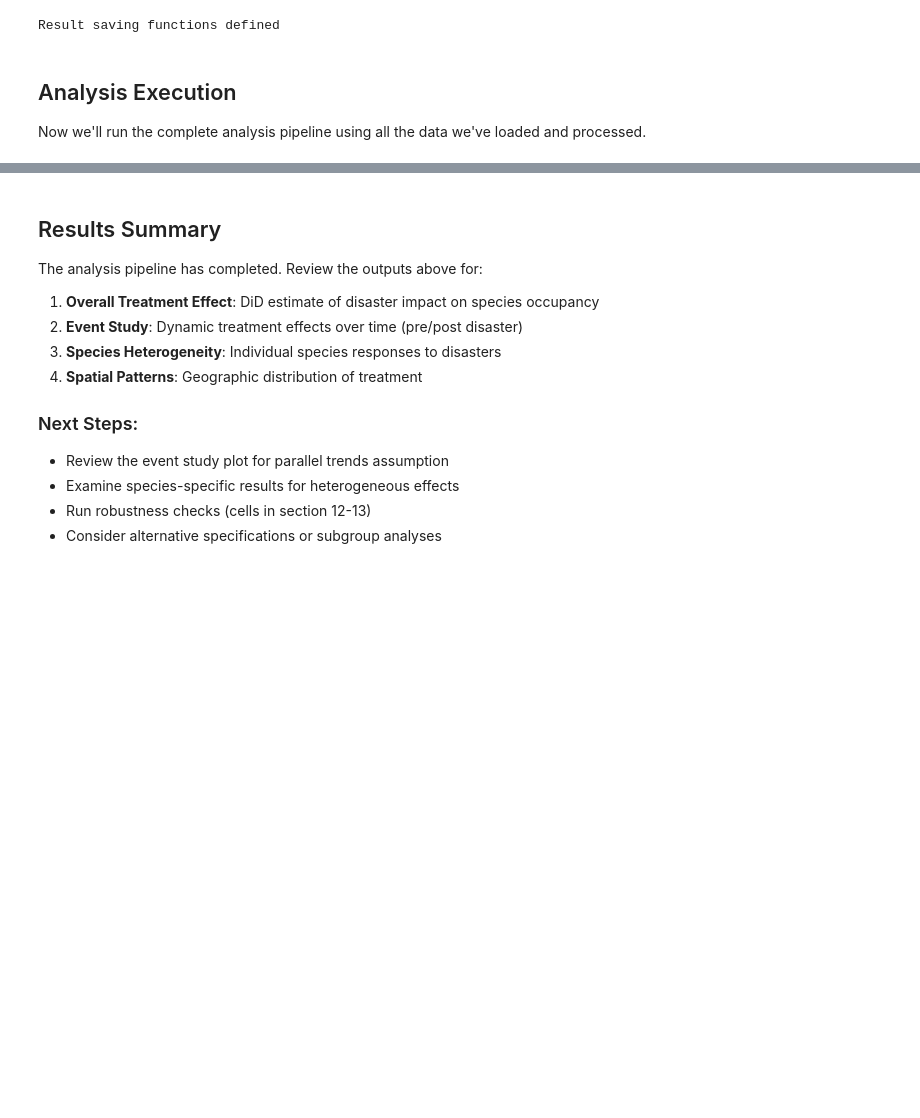
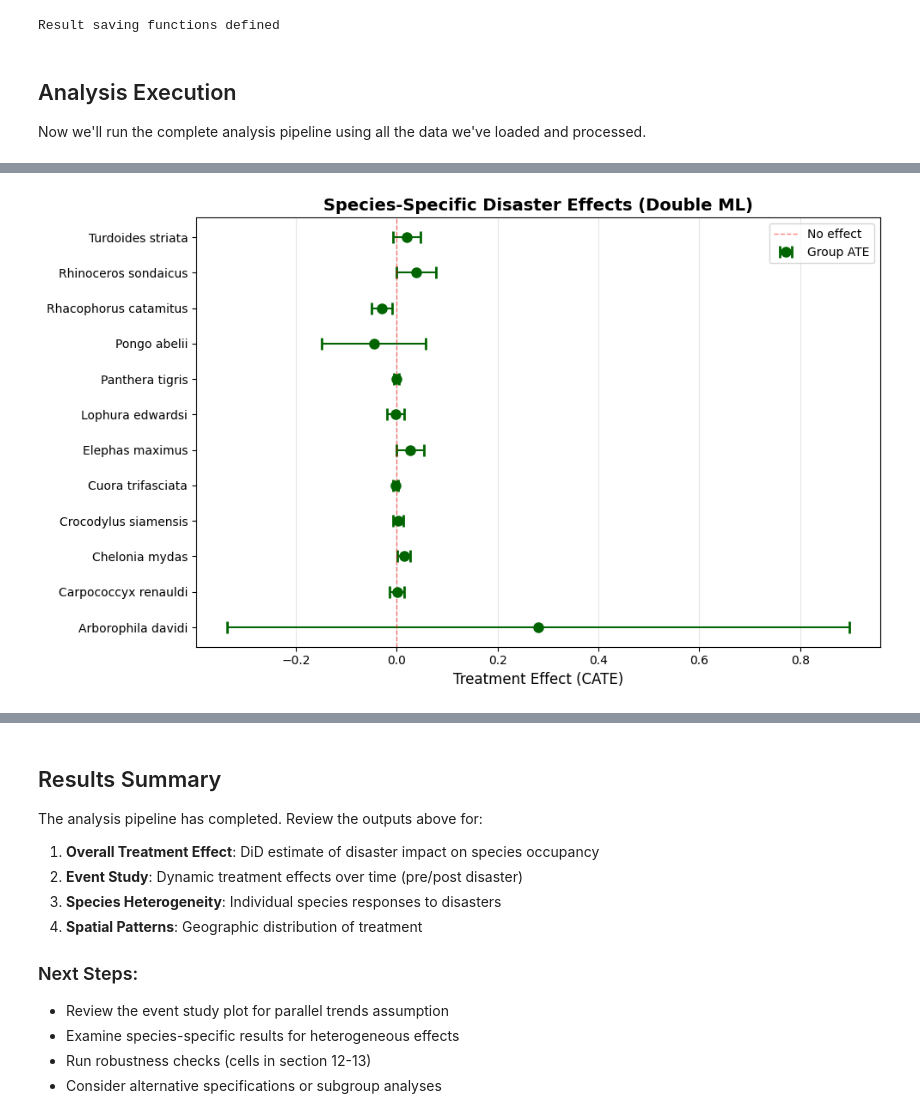
Before and after one commit to LoremIpsum-ADA/implementation-v2, a Jupyter notebook: endangered_asia_pipeline.ipynb, the cells around one changed output, grey strips where cells are left out. Saved outputs shown, nothing was run; the diff lists cells and outputs as text; code cells hidden in the pictures; blank space fills up the shorter version.

```diff
--- a/endangered_asia_pipeline.ipynb
+++ b/endangered_asia_pipeline.ipynb
@@ -1770,0 +2848,67 @@ else:
+# %%
+# Step DML-3: Species-Specific Treatment Effects (CATE)
+print("\n" + "="*80)
+print("DOUBLE ML ANALYSIS - SPECIES-SPECIFIC EFFECTS (CATE)")
+print("="*80)
+
+if 'panel_df' in locals() and 'X' in locals():
+    print("\nEstimating heterogeneous treatment effects by species...")
+
+    # Run CATE estimation
+    cate_species = estimate_cate_by_group(
+        Y, D, X,
+        group_var=panel_df['species'].values,
+        n_folds=CONFIG['n_folds'],
+        ml_model=CONFIG['ml_model']
+    )
+
+    if len(cate_species) > 0:
+        print(f"\n{'='*60}")
+        print(f"✓ Successfully estimated CATE for {len(cate_species)} species")
+        print(f"{'='*60}")
+
+        # Save results
+        cate_df = pd.DataFrame(cate_species).T
+        cate_df.index.name = 'species'
+        cate_path = CONFIG['results_dir'] / 'dml_cate_species.csv'
+        cate_df.to_csv(cate_path)
+        print(f"\nSaved to {cate_path}")
+
+        # Plot forest plot
+        plot_cate_forest(
+            cate_species,
+            title='Species-Specific Disaster Effects (Double ML)',
+            save_path=CONFIG['results_dir'] / 'dml_cate_species.png'
+        )
+
+        # Summary statistics
+        ates = [r['ate'] for r in cate_species.values()]
+        print(f"\nHeterogeneity summary:")
+        print(f"  Mean CATE: {np.mean(ates):.6f}")
+        print(f"  Median CATE: {np.median(ates):.6f}")
+        print(f"  Std dev: {np.std(ates):.6f}")
+        print(f"  Range: [{np.min(ates):.6f}, {np.max(ates):.6f}]")
+
+        # Count significant effects
+        n_negative_sig = sum(1 for r in cate_species.values() if r['ci_upper'] < 0)
+        n_positive_sig = sum(1 for r in cate_species.values() if r['ci_lower'] > 0)
+
+        print(f"\nSignificant effects (95% level):")
+        print(f"  Negative: {n_negative_sig}/{len(cate_species)} ({100*n_negative_sig/len(cate_species):.1f}%)")
+        print(f"  Positive: {n_positive_sig}/{len(cate_species)} ({100*n_positive_sig/len(cate_species):.1f}%)")
+
+        # Identify most/least affected species
+        species_ranked = sorted(cate_species.items(), key=lambda x: x[1]['ate'])
+
+        print(f"\nMost negatively affected:")
+        for sp, res in species_ranked[:3]:
+            print(f"  {sp}: {res['ate']:.6f} (p={res['pvalue']:.4f})")
+
+        print(f"\nMost positively affected:")
+        for sp, res in species_ranked[-3:]:
+            print(f"  {sp}: {res['ate']:.6f} (p={res['pvalue']:.4f})")
+    else:
+        print("\n⚠ No species-specific effects estimated")
+else:
+    print("ERROR: Required data not found. Run previous steps first.")
+# %% [output]
@@ -1770,0 +2932 @@ else:
+[figure, added]
```
Also changed, not shown: parts of 42 cells of this notebook, 22 other files.
